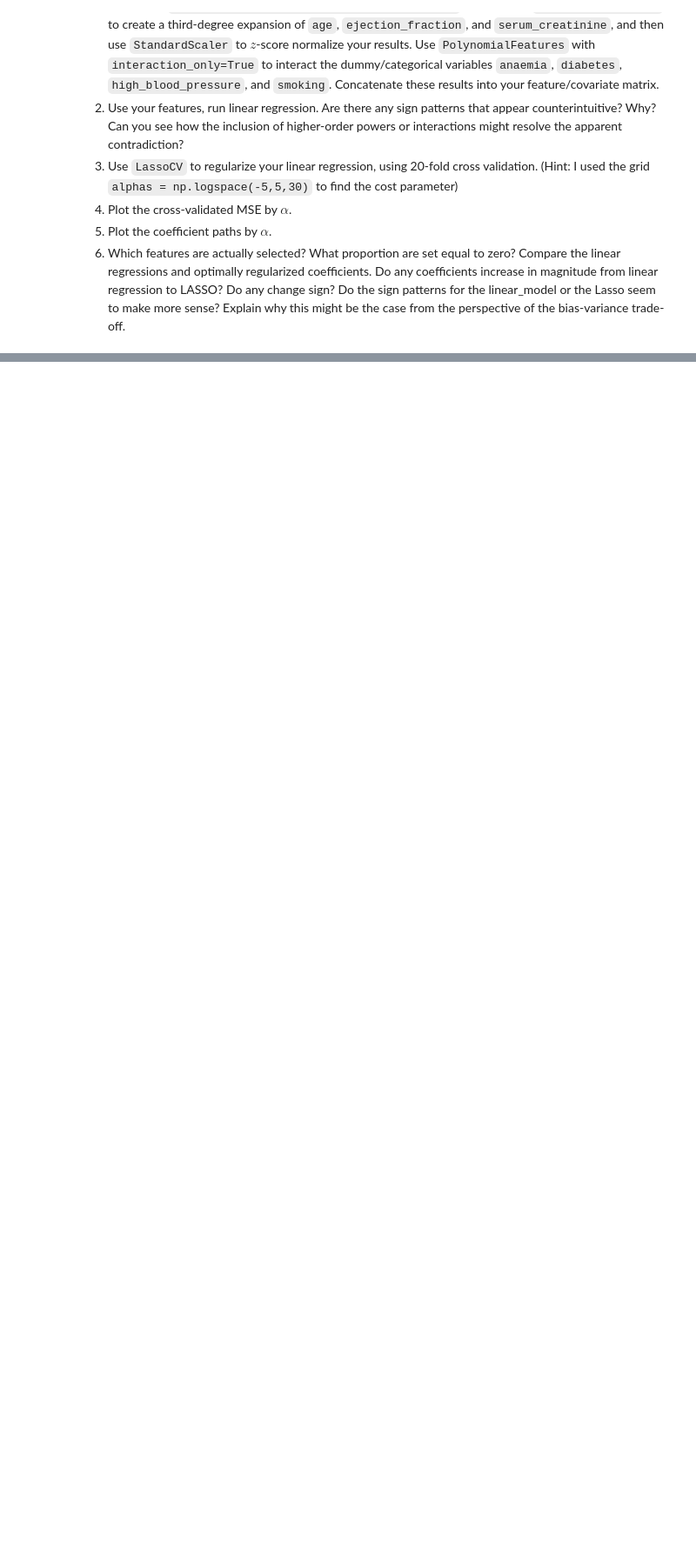
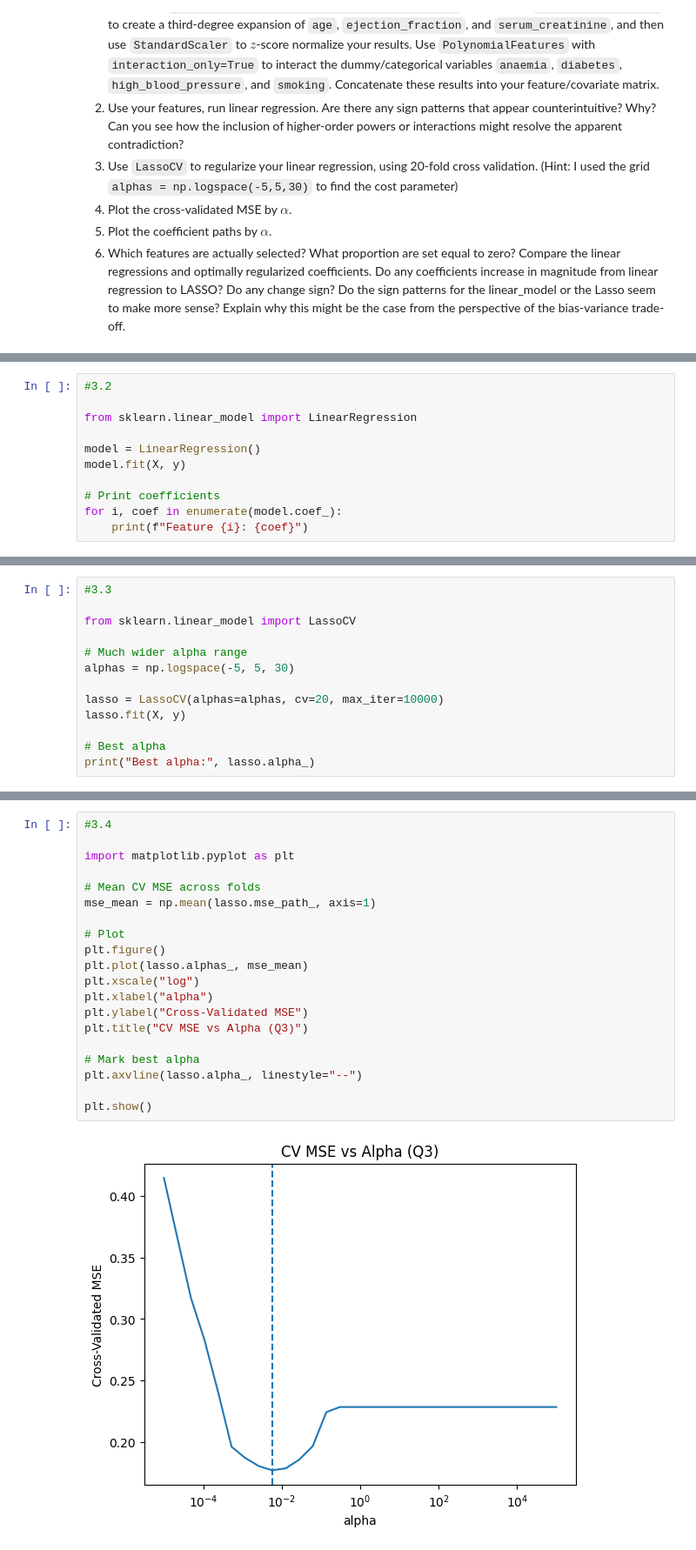
Before and after one commit to richarddo3/undergrad_ml_assignments, a Jupyter notebook: 04_assignment_regularization.ipynb, the cells around one changed output, grey strips where cells are left out. Shown at 87% size. Drawn from its saved outputs; the diff is of its cells as text; blank space fills up the shorter version.

```diff
--- a/04_assignment_regularization.ipynb
+++ b/04_assignment_regularization.ipynb
@@ -253,0 +300,11 @@ Compared to linear regression, most LASSO coefficients decrease in magnitude due
+# %%
+#3.2
+
+from sklearn.linear_model import LinearRegression
+
+model = LinearRegression()
+model.fit(X, y)
+
+# Print coefficients
+for i, coef in enumerate(model.coef_):
+    print(f"Feature {i}: {coef}")
@@ -253,0 +333,13 @@ Compared to linear regression, most LASSO coefficients decrease in magnitude due
+# %%
+#3.3
+
+from sklearn.linear_model import LassoCV
+
+# Much wider alpha range
+alphas = np.logspace(-5, 5, 30)
+
+lasso = LassoCV(alphas=alphas, cv=20, max_iter=10000)
+lasso.fit(X, y)
+
+# Best alpha
+print("Best alpha:", lasso.alpha_)
@@ -253,0 +352,22 @@ Compared to linear regression, most LASSO coefficients decrease in magnitude due
+# %%
+#3.4
+
+import matplotlib.pyplot as plt
+
+# Mean CV MSE across folds
+mse_mean = np.mean(lasso.mse_path_, axis=1)
+
+# Plot
+plt.figure()
+plt.plot(lasso.alphas_, mse_mean)
+plt.xscale("log")
+plt.xlabel("alpha")
+plt.ylabel("Cross-Validated MSE")
+plt.title("CV MSE vs Alpha (Q3)")
+
+# Mark best alpha
+plt.axvline(lasso.alpha_, linestyle="--")
+
+plt.show()
+# %% [output]
+[figure, added]
```
Also changed, not shown: parts of 17 cells of this notebook.
